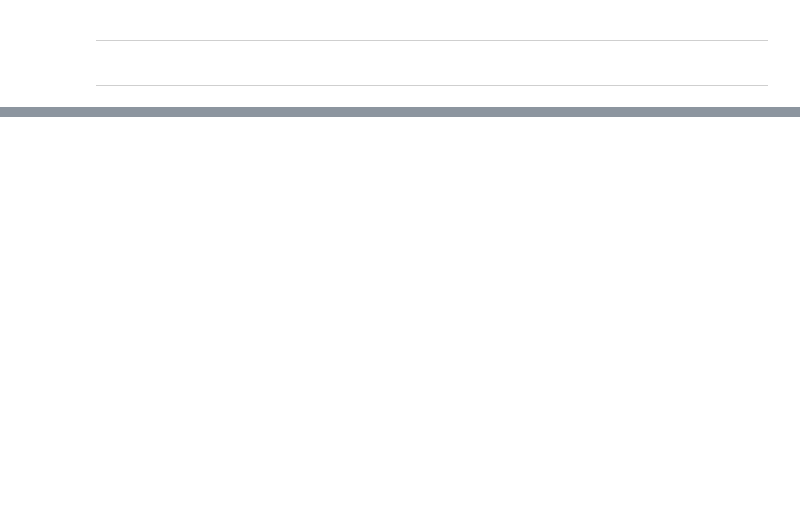
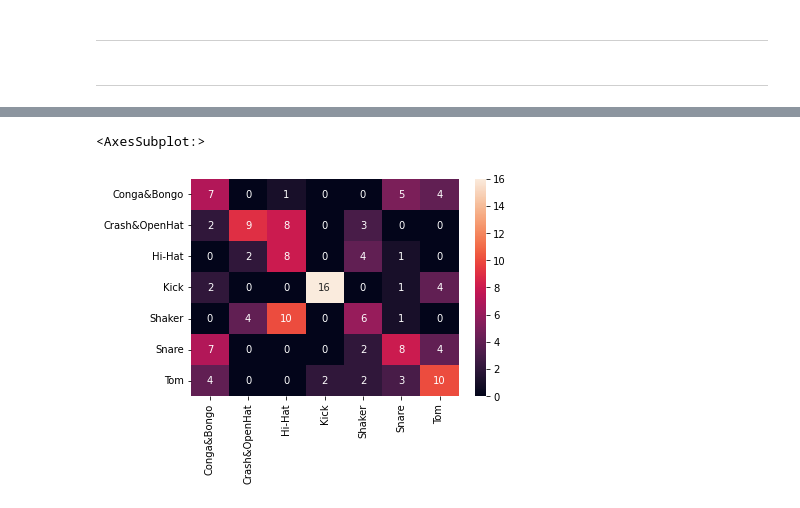
Before and after one commit to cid2rrrr/Drum_Classficiation, a Jupyter notebook: lstm.ipynb, the cells around one changed output, grey strips where cells are left out. Drawn from its saved outputs; the diff is of its cells as text; code cells hidden in the pictures; blank space fills up the shorter version.

```diff
--- a/lstm.ipynb
+++ b/lstm.ipynb
@@ -116,3 +188,3 @@ plt.show()
 # %%
-y_pred =model.predict(x_test)
+y_pred =model.predict(x_test.reshape(x_test.shape[0],1,x_test.shape[1]))
 ypred = np.argmax(y_pred,axis=1)
@@ -121,9 +196,12 @@ model.evaluate(x_test,yy_test)
 # %%
 from sklearn.metrics import confusion_matrix
 import pandas as pd
 import seaborn as sns
 
 classes = ['Conga&Bongo', 'Crash&OpenHat', 'Hi-Hat', 'Kick', 'Shaker', 'Snare', 'Tom']
 
-cm = pd.DataFrame(confusion_matrix(yy_test, ypred), columns=classes, index=classes)
+cm = pd.DataFrame(confusion_matrix(np.argmax(y_test,axis=1), ypred), columns=classes, index=classes)
 sns.heatmap(cm, annot=True)
+# %% [output]
+<AxesSubplot:>
+[figure, added]
```
Also changed, not shown: parts of 14 cells of this notebook, 1 other file.
